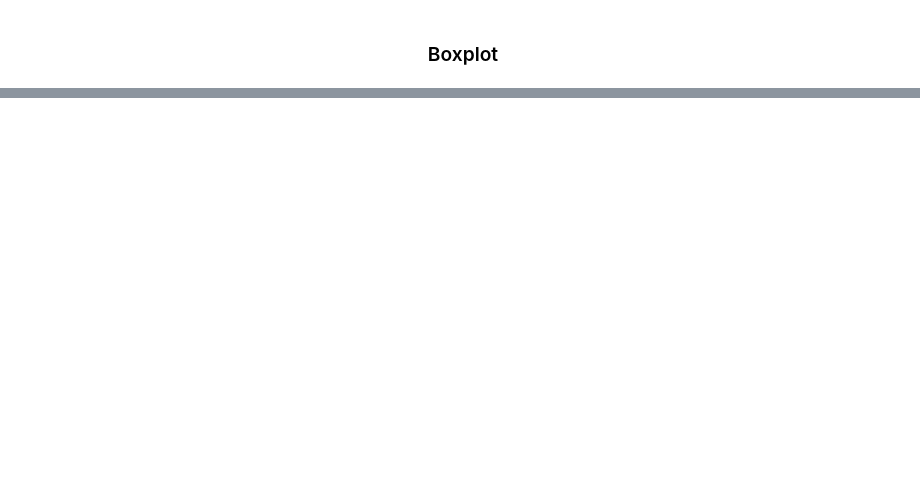
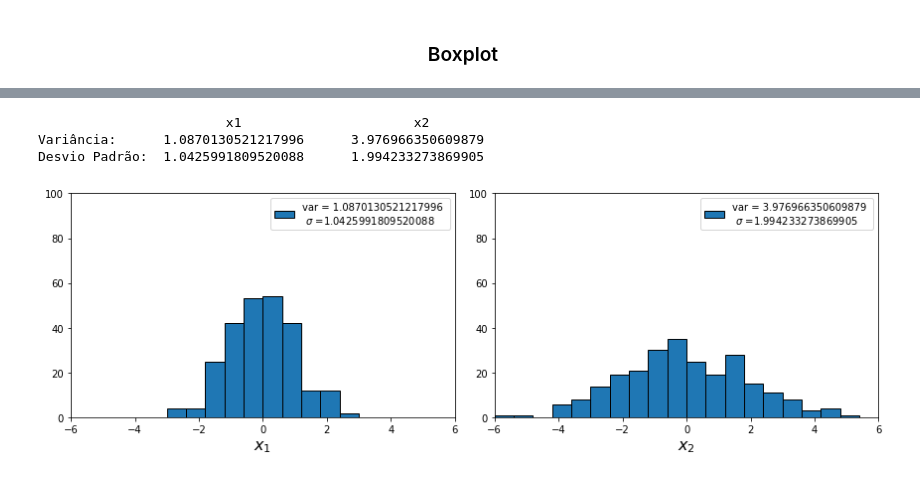
Before and after one commit to alexleogc/GEOD67_topicos_de_IA_2020, a Jupyter notebook: Análise de Dados (Revisão)/Análise de dados.ipynb, the cells around one changed output, grey strips where cells are left out. Saved outputs shown, nothing was run; the diff lists cells and outputs as text; code cells hidden in the pictures; blank space fills up the shorter version.

```diff
--- a/Análise de Dados (Revisão)/Análise de dados.ipynb
+++ b/Análise de Dados (Revisão)/Análise de dados.ipynb
@@ -159,0 +209,31 @@ sns.boxplot(x1)
+# %%
+print(3*'\t'+'x1'+ 3*'\t'+ 'x2')
+print('Variância:'+'\t'+f'{df.x1.var()}'+'\t'+f'{df.x2.var()}')
+print('Desvio Padrão:'+'\t'+f'{df.x1.std()}'+'\t'+f'{df.x2.std()}')
+# %% [output]
+                        x1                      x2
+Variância:      1.0870130521217996      3.976966350609879
+Desvio Padrão:  1.0425991809520088      1.994233273869905
+# %%
+fig, axes = plt.subplots(ncols=2,figsize=(12,4))
+
+for ax in axes:
+    ax.set_xlim(-6,6)
+    ax.set_ylim(0,100)
+
+axes[0].hist(x1,bins=20,edgecolor='black',range=(-6,6),
+             label=f'var = {df.x1.var()} \n $\sigma$ ={df.x1.std()}')
+axes[0].set_xlabel('$x_1$',fontsize=16)
+axes[0].legend()
+
+axes[1].hist(x2,bins=20,edgecolor='black',range=(-6,6),
+             label=f'var = {df.x2.var()} \n $\sigma$ ={df.x2.std()}')
+axes[1].set_xlabel('$x_2$',fontsize=16)
+axes[1].legend()
+
+fig.tight_layout()
+
+fig.savefig('variancia.png',dpi=200)
+fig.show()
+# %% [output]
+[figure, added]
```
Also changed, not shown: parts of 32 cells of this notebook.
